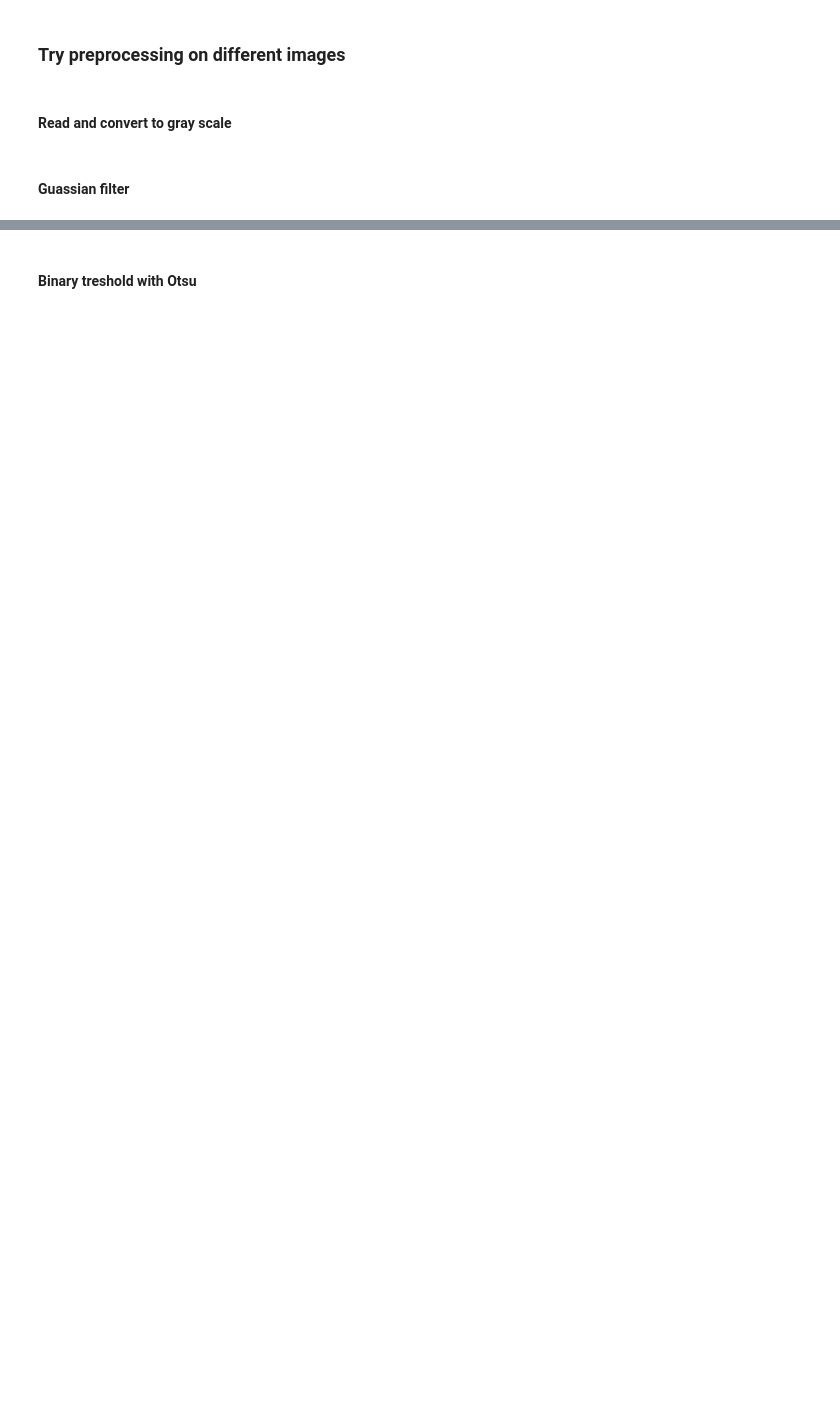
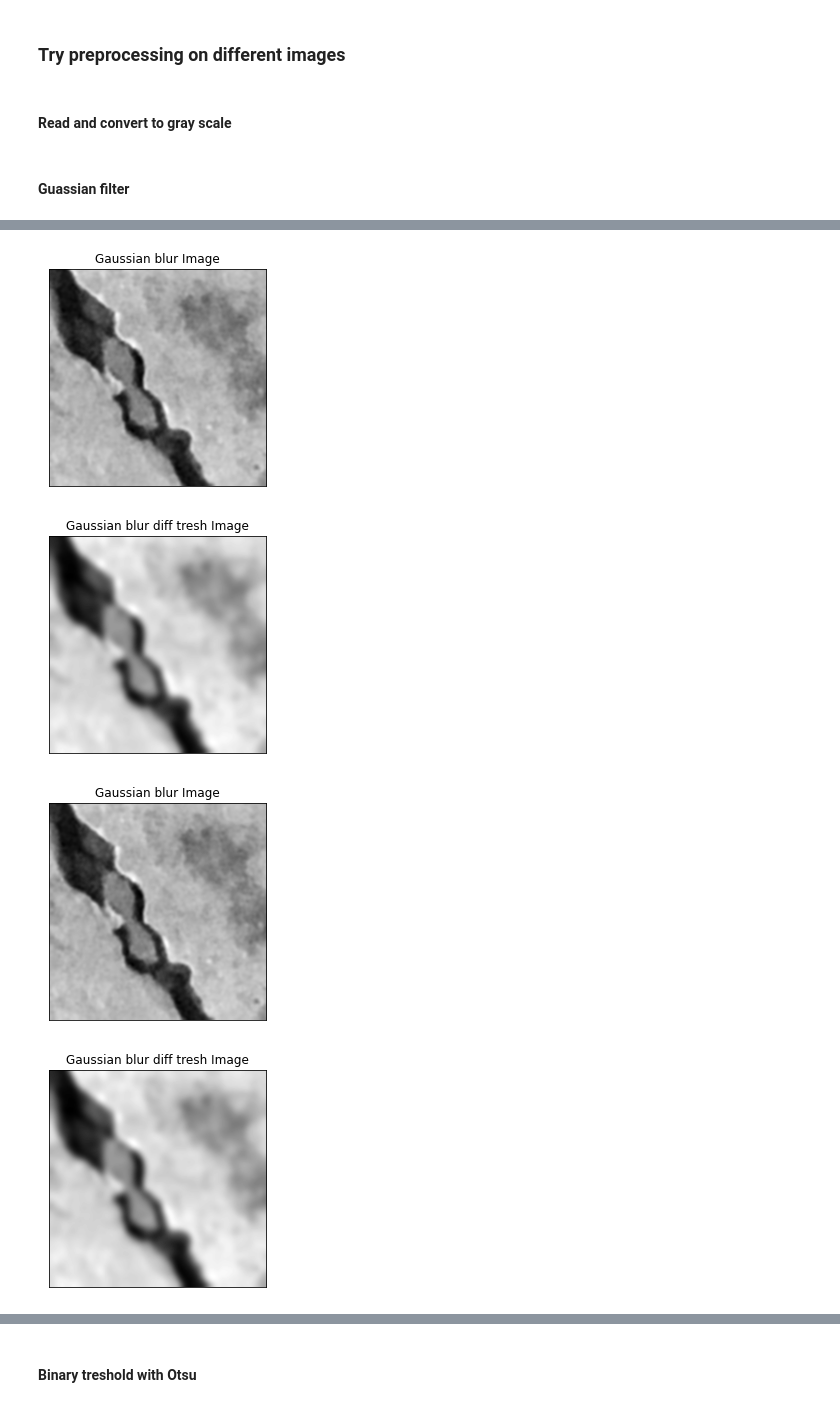
Before and after one commit to kristof-becode/Concrete-Crack-Detection, a Jupyter notebook: Try_Diff_Images.ipynb, the cells around one changed output, grey strips where cells are left out. Saved outputs shown, nothing was run; the diff lists cells and outputs as text; code cells hidden in the pictures; blank space fills up the shorter version.

```diff
--- a/Try_Diff_Images.ipynb
+++ b/Try_Diff_Images.ipynb
@@ -41,0 +55,22 @@ SyntaxError: invalid syntax (<ipython-input-16-4325ac182efb>, line 11)
+# %%
+# Guassian blur followed by binary treshold => too high a kernel size might mean I miss finer cracks
+# but gives a smoother crack section
+blurs = []
+for i, item in enumerate(grayed):
+    #print(i, item)
+    blur = cv.GaussianBlur(grayed[i],(5,5),0) # kernelsize tuple must be odd and positive
+    plt.imshow(blur, cmap = 'gray', interpolation = 'bicubic')
+    plt.title('Gaussian blur Image'), plt.xticks([]), plt.yticks([])
+    plt.show()
+    blur2 = cv.GaussianBlur(grayed[i],(21,21),0) # kernelsize tuple must be odd and positive
+    plt.imshow(blur2, cmap = 'gray', interpolation = 'bicubic')
+    plt.title('Gaussian blur diff tresh Image'), plt.xticks([]), plt.yticks([])
+    plt.show()
+    blurs.extend([blur, blur2])
+print(blurs)
+print(len(blurs))
+# %% [output]
+[figure, added]
+[figure, added]
+[figure, added]
+[figure, added]
```
Also changed, not shown: parts of 5 cells of this notebook.
